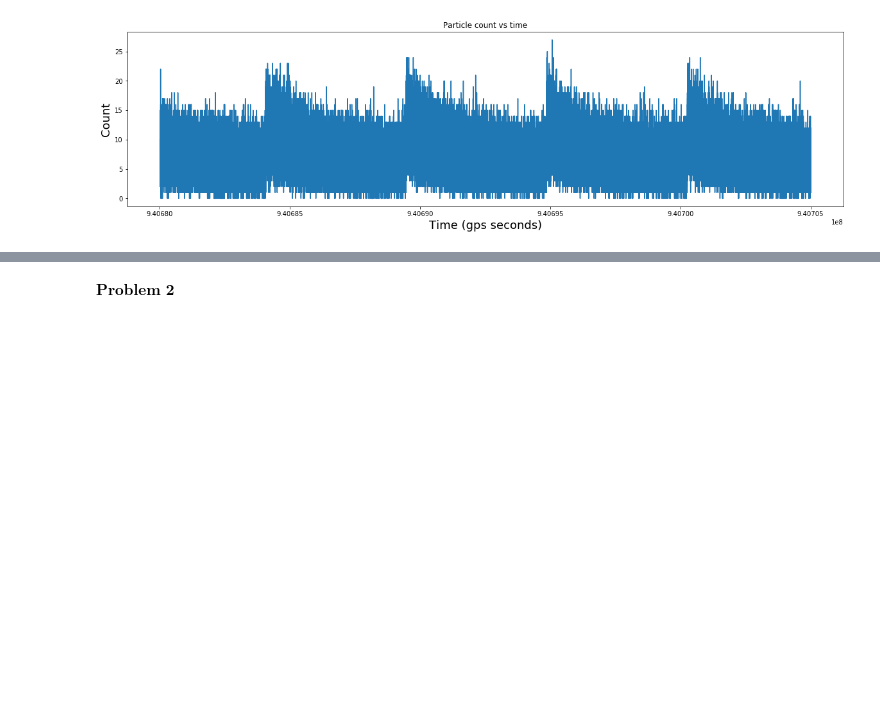
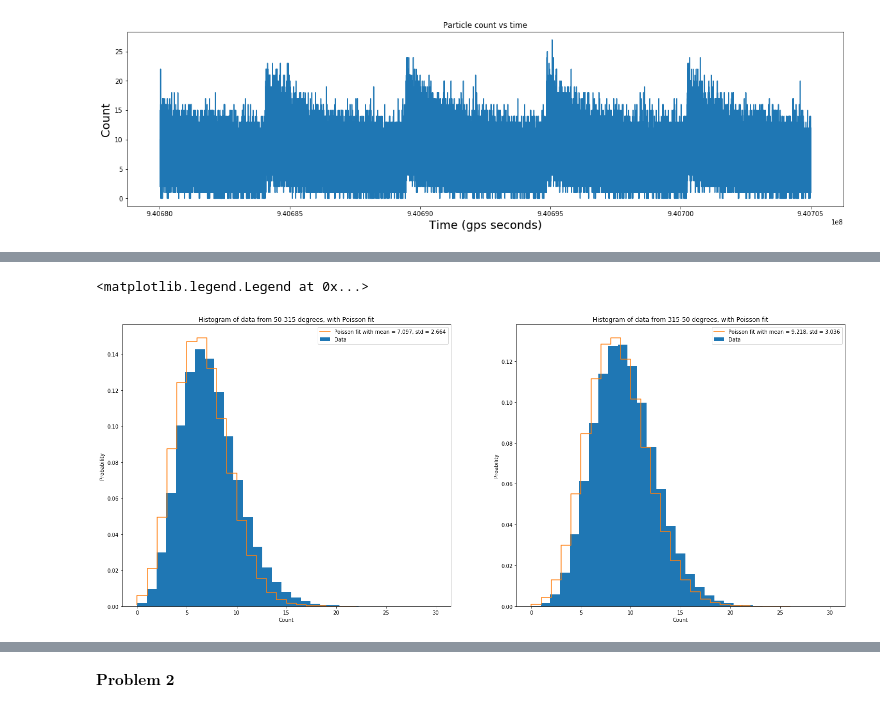
Before and after one commit to Cosack135/PHYS-434, a Jupyter notebook: Lab4.ipynb, the cells around one changed output, grey strips where cells are left out. Cells and saved outputs as stored; diff of their text form; code cells hidden in the pictures; blank space fills up the shorter version.

```diff
--- a/Lab4.ipynb
+++ b/Lab4.ipynb
@@ -130,0 +129,37 @@ Text(0.5, 1.0, 'Particle count vs time')
+# %%
+#50 chosen arbitarily, as it seems to be around the region where the anomaly starts to become not as defined.
+#I just realized below that I used invert twice on two filters instead of using the right filter for each, but I
+#don't want to mess with it any more so I'm just going to leave it
+fig, ax = plt.subplots(1, 2, figsize = (25, 10))
+filter = (data[2] <= 50) & (data[2] >= 315)
+anom_filter = (data[2] > 50) & (data[2] < 315)
+norm_time = data[0][np.invert(filter)]
+norm_data = data[3][np.invert(filter)]
+anomalous_time = data[0][np.invert(anom_filter)]
+anomalous_data = data[3][np.invert(anom_filter)]
+
+ax[0].hist(norm_data, bins = 31, density = True)
+mu = np.mean(norm_data)
+x = np.arange(stats.poisson.ppf(0.000001, mu),
+              stats.poisson.ppf(0.999999, mu))
+ax[0].step(x, stats.poisson.pmf(x, mu))
+
+ax[1].hist(anomalous_data, bins = 31, density = True)
+mu2 = np.mean(anomalous_data)
+x2 = np.arange(stats.poisson.ppf(0.000001, mu2),
+              stats.poisson.ppf(0.999999, mu2))
+ax[1].step(x2, stats.poisson.pmf(x2, mu2))
+
+ax[0].set_xlabel("Count")
+ax[1].set_xlabel("Count")
+ax[0].set_ylabel("Probability")
+ax[1].set_ylabel("Proability")
+std_norm = stats.poisson.std(mu)
+std_anom = stats.poisson.std(mu2)
+ax[0].set_title("Histogram of data from 50-315 degrees, with Poisson fit")
+ax[1].set_title("Histogram of data from 315-50 degrees, with Poisson fit")
+ax[0].legend([f"Poisson fit with mean = {mu.round(3)}, std = {std_norm.round(3)}", 'Data' ])
+ax[1].legend([f"Poisson fit with mean = {mu2.round(3)}, std = {std_anom.round(3)}", 'Data' ])
+# %% [output]
+<matplotlib.legend.Legend at 0x...>
+[figure, added]
```
Also changed, not shown: parts of 26 cells of this notebook, 1 other file.
